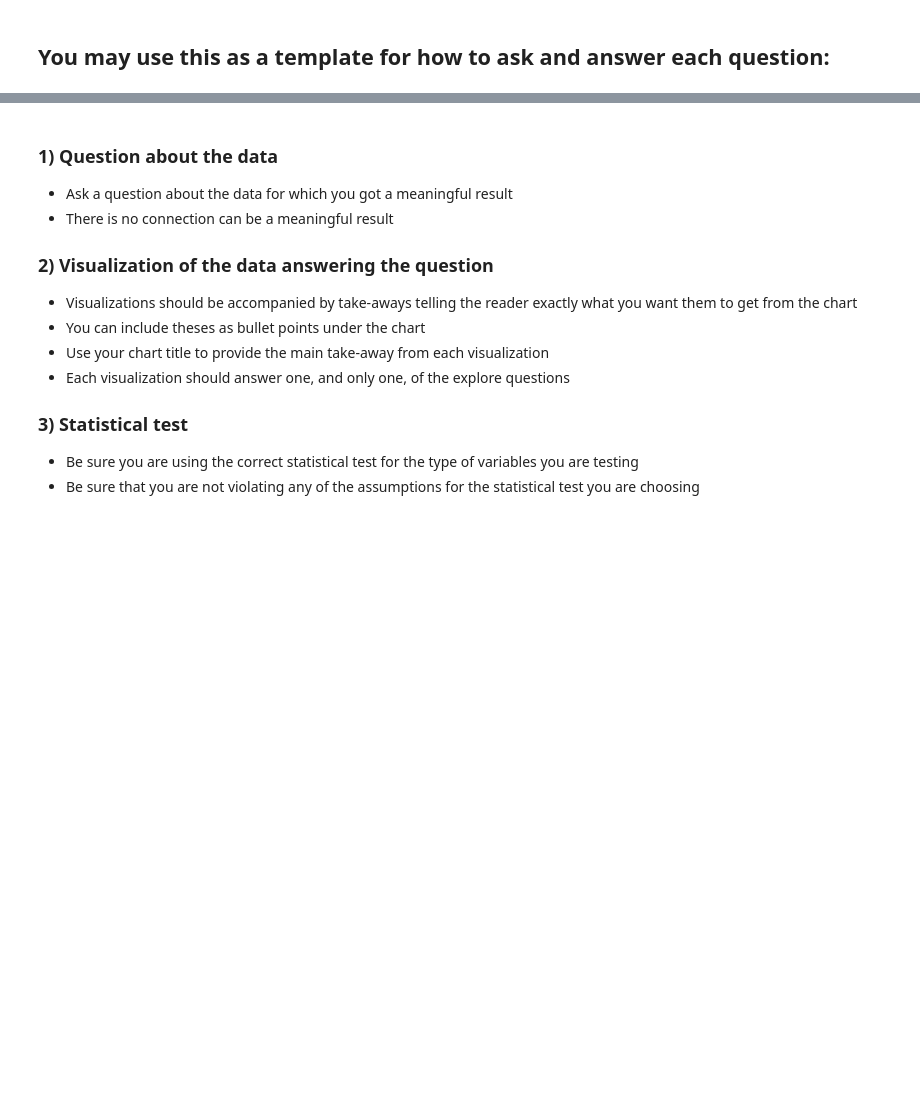
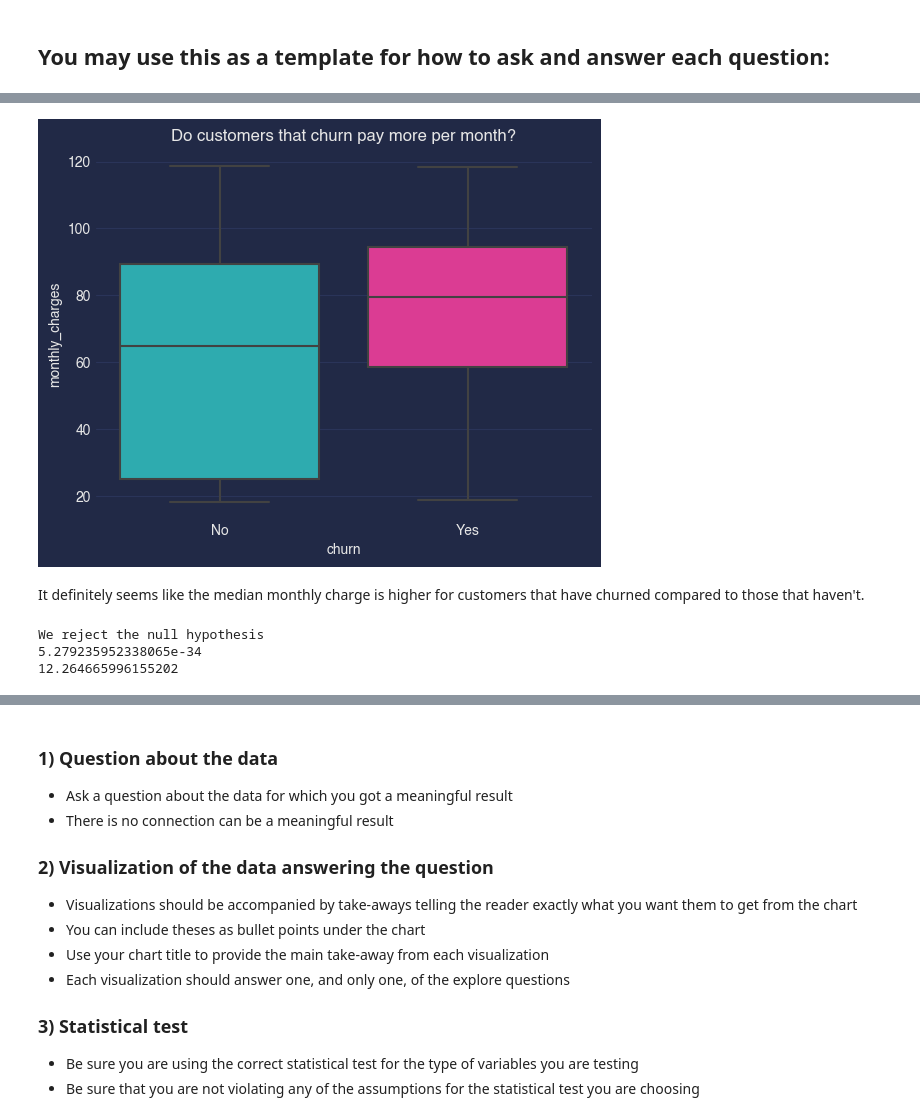
Before and after one commit to Josue-Gonzalez627/Telco_Classification_Project, a Jupyter notebook: project_template.ipynb, the cells around one changed output, grey strips where cells are left out. Cells and saved outputs as stored; diff of their text form; code cells hidden in the pictures; blank space fills up the shorter version.

```diff
--- a/project_template.ipynb
+++ b/project_template.ipynb
@@ -149,0 +218,25 @@ print(round((df.churn == 'Yes').sum() / len(df),2)*100)
+# %%
+#Monthly charges and churn
+sns.boxplot(data=train, y='monthly_charges', x='churn')
+plt.title('Do customers that churn pay more per month?')
+plt.show()
+# %% [output]
+[figure, added]
+# %% [markdown]
+It definitely seems like the median monthly charge is higher for customers that have churned compared to those that haven't.
+# %%
+churn_sample = train[train.churn == 'Yes'].monthly_charges
+no_churn_sample = train[train.churn == 'No'].monthly_charges
+
+t, p = stats.ttest_ind(churn_sample, no_churn_sample)
+
+if p < .05:
+    print("We reject the null hypothesis")
+else:
+    print("We fail to reject the null hypothesis")
+print(p)
+print(t)
+# %% [output]
+We reject the null hypothesis
+5.279235952338065e-34
+12.264665996155202
```
Also changed, not shown: parts of 13 cells of this notebook, 1 other file.
